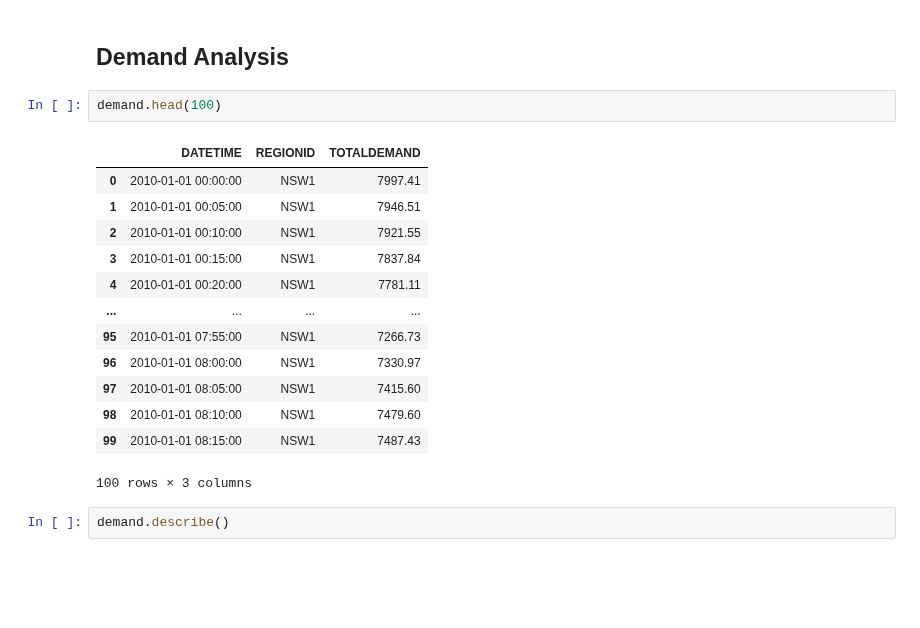
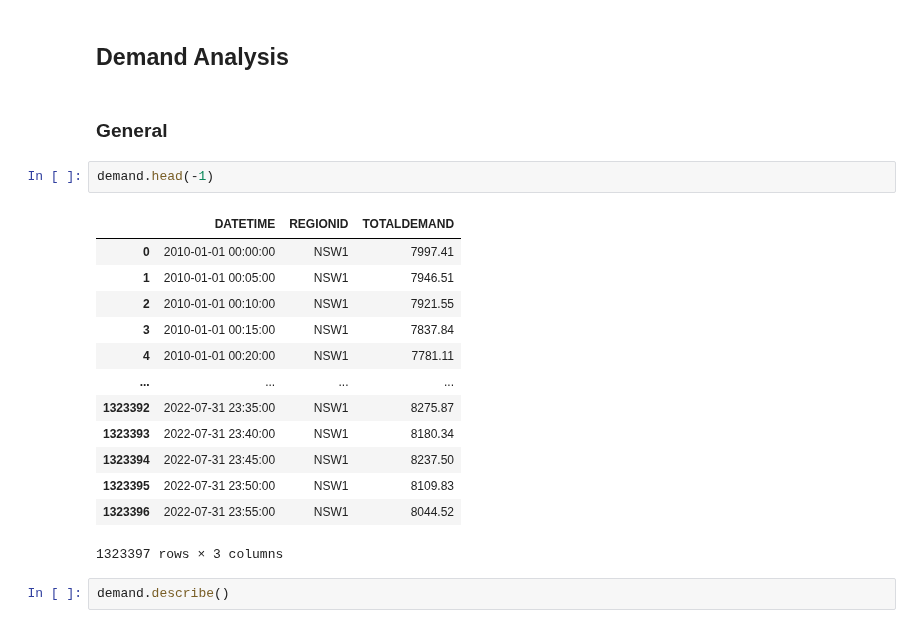
Before and after one commit to dmc-au/Team-A---Impacts-of-Household-PV-on-Grid-Demand, a Jupyter notebook: src/exploratory-analysis.ipynb, the cells around one changed output. Drawn from its saved outputs; the diff is of its cells as text; blank space fills up the shorter version.

```diff
--- a/src/exploratory-analysis.ipynb
+++ b/src/exploratory-analysis.ipynb
@@ -81,21 +92,23 @@ plt.hist(x=temp["TEMPERATURE"])
 # %% [markdown]
 ## Demand Analysis
+# %% [markdown]
+### General
 # %%
-demand.head(100)
+demand.head(-1)
 # %% [output]
 |  | DATETIME | REGIONID | TOTALDEMAND |
 | 0 | 2010-01-01 00:00:00 | NSW1 | 7997.41 |
 | 1 | 2010-01-01 00:05:00 | NSW1 | 7946.51 |
 | 2 | 2010-01-01 00:10:00 | NSW1 | 7921.55 |
 | 3 | 2010-01-01 00:15:00 | NSW1 | 7837.84 |
 | 4 | 2010-01-01 00:20:00 | NSW1 | 7781.11 |
 | ... | ... | ... | ... |
-| 95 | 2010-01-01 07:55:00 | NSW1 | 7266.73 |
-| 96 | 2010-01-01 08:00:00 | NSW1 | 7330.97 |
-| 97 | 2010-01-01 08:05:00 | NSW1 | 7415.60 |
-| 98 | 2010-01-01 08:10:00 | NSW1 | 7479.60 |
-| 99 | 2010-01-01 08:15:00 | NSW1 | 7487.43 |
+| 1323392 | 2022-07-31 23:35:00 | NSW1 | 8275.87 |
+| 1323393 | 2022-07-31 23:40:00 | NSW1 | 8180.34 |
+| 1323394 | 2022-07-31 23:45:00 | NSW1 | 8237.50 |
+| 1323395 | 2022-07-31 23:50:00 | NSW1 | 8109.83 |
+| 1323396 | 2022-07-31 23:55:00 | NSW1 | 8044.52 |
-100 rows × 3 columns
+1323397 rows × 3 columns
 # %%
 demand.describe()
 # %% [output]
```
Also changed, not shown: parts of 21 cells of this notebook, 11 other files.
